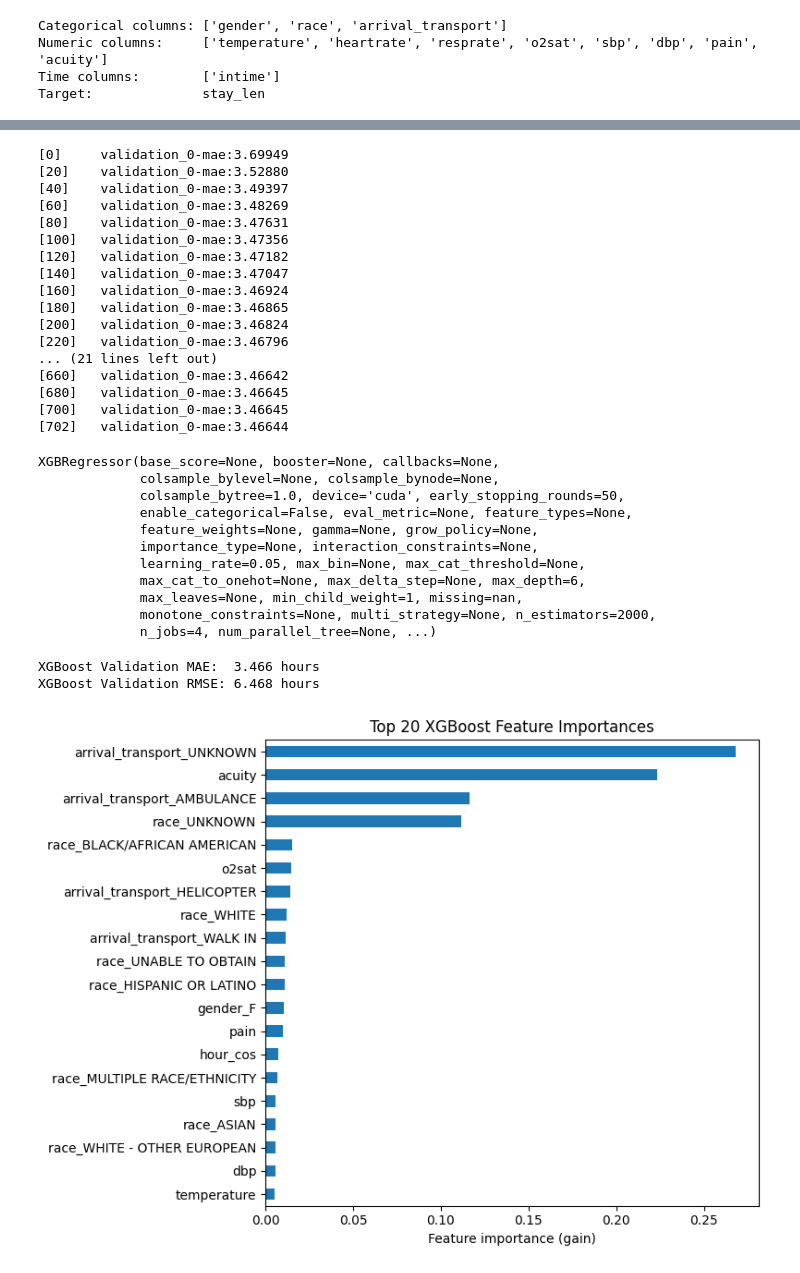
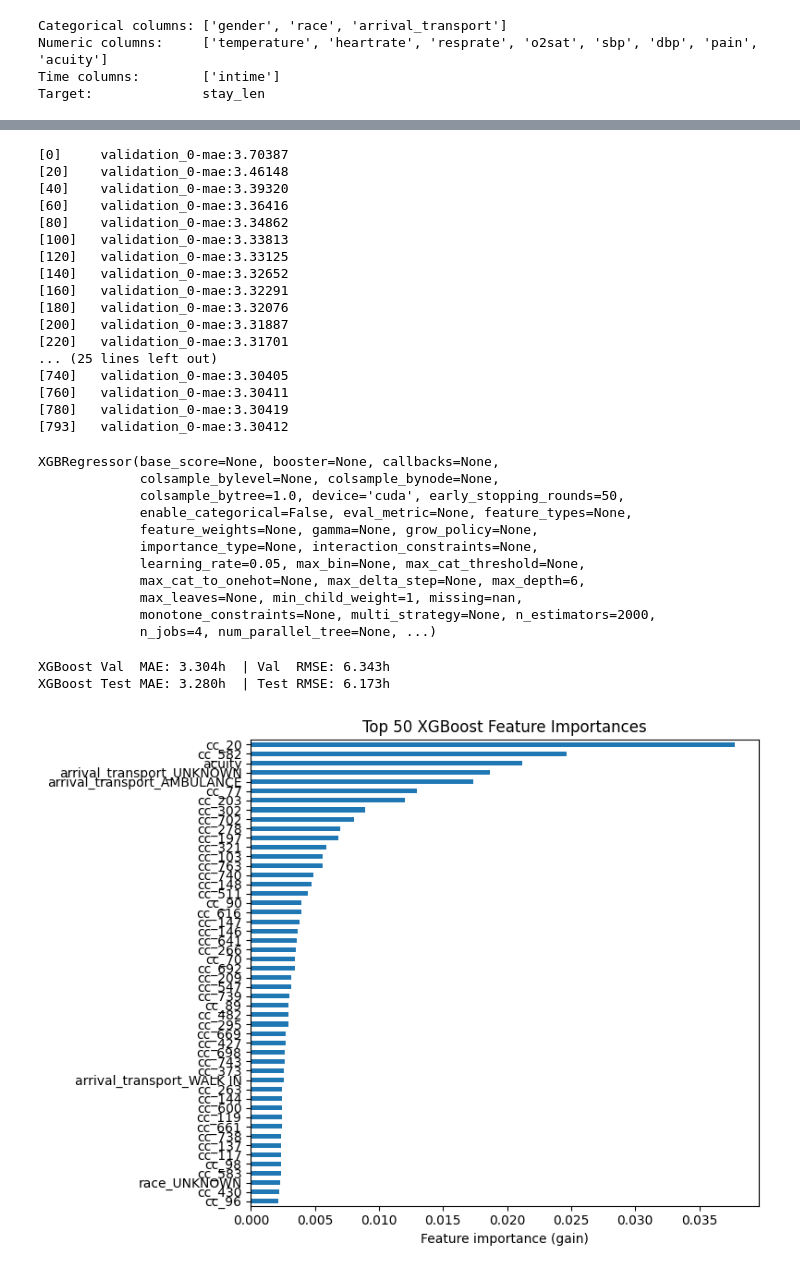
Before and after one commit to alicoppe/deep-learning-imputation, a Jupyter notebook: notebooks/mika/length_of_stay_prediction.ipynb, the cells around one changed output, grey strips where cells are left out. Drawn from its saved outputs; the diff is of its cells as text; code cells hidden in the pictures.

Commit message:
improved prediction notebook

```diff
--- a/notebooks/mika/length_of_stay_prediction.ipynb
+++ b/notebooks/mika/length_of_stay_prediction.ipynb
@@ -39,6 +40,8 @@ min           0.016667
 75%           8.316667
 max         493.069444
 Name: stay_len, dtype: float64
+# %%
+USE_EMBEDDINGS = True # False: tabular-only . True: adds Bio_ClinicalBERT chiefcomplaint embeddings
 # %%
 target_col        = 'stay_len'
 id_cols           = ID_COLS
@@ -282,11 +355,7 @@ Baseline RMSE (predict mean): 6.490 hours
 # %%
 from xgboost import XGBRegressor
 
-# Tree-based models are scale-invariant — use the original unscaled splits
-X_train_raw, X_val_raw, y_train_raw, y_val_raw = train_test_split(
-    X_arr, y_arr, test_size=0.2, random_state=42
-)
-
+# XGBoost handles NaNs natively — use raw (unimputed, unscaled) splits
 xgb_model = XGBRegressor(
     n_estimators=2000,
     max_depth=6,
@@ -309,23 +378,23 @@ xgb_model.fit(
     verbose=20,
 )
 # %% [output]
-[0]     validation_0-mae:3.69949
-[20]    validation_0-mae:3.52880
-[40]    validation_0-mae:3.49397
-[60]    validation_0-mae:3.48269
-[80]    validation_0-mae:3.47631
-[100]   validation_0-mae:3.47356
-[120]   validation_0-mae:3.47182
-[140]   validation_0-mae:3.47047
-[160]   validation_0-mae:3.46924
-[180]   validation_0-mae:3.46865
-[200]   validation_0-mae:3.46824
-[220]   validation_0-mae:3.46796
-... (21 lines left out)
-[660]   validation_0-mae:3.46642
-[680]   validation_0-mae:3.46645
-[700]   validation_0-mae:3.46645
-[702]   validation_0-mae:3.46644
+[0]     validation_0-mae:3.70387
+[20]    validation_0-mae:3.46148
+[40]    validation_0-mae:3.39320
+[60]    validation_0-mae:3.36416
+[80]    validation_0-mae:3.34862
+[100]   validation_0-mae:3.33813
+[120]   validation_0-mae:3.33125
+[140]   validation_0-mae:3.32652
+[160]   validation_0-mae:3.32291
+[180]   validation_0-mae:3.32076
+[200]   validation_0-mae:3.31887
+[220]   validation_0-mae:3.31701
+... (25 lines left out)
+[740]   validation_0-mae:3.30405
+[760]   validation_0-mae:3.30411
+[780]   validation_0-mae:3.30419
+[793]   validation_0-mae:3.30412
 XGBRegressor(base_score=None, booster=None, callbacks=None,
              colsample_bylevel=None, colsample_bynode=None,
              colsample_bytree=1.0, device='cuda', early_stopping_rounds=50,
@@ -338,21 +407,25 @@ XGBRegressor(base_score=None, booster=None, callbacks=None,
              monotone_constraints=None, multi_strategy=None, n_estimators=2000,
              n_jobs=4, num_parallel_tree=None, ...)
 # %%
-xgb_pred = xgb_model.predict(X_val_raw)
-xgb_mae  = np.mean(np.abs(xgb_pred - y_val_raw))
-xgb_rmse = np.sqrt(np.mean((xgb_pred - y_val_raw) ** 2))
+xgb_val_pred  = xgb_model.predict(X_val_raw)
+xgb_test_pred = xgb_model.predict(X_test_raw)
 
-print(f"XGBoost Validation MAE:  {xgb_mae:.3f} hours")
-print(f"XGBoost Validation RMSE: {xgb_rmse:.3f} hours")
+xgb_mae       = np.mean(np.abs(xgb_val_pred  - y_val_raw))
+xgb_rmse      = np.sqrt(np.mean((xgb_val_pred  - y_val_raw) ** 2))
+xgb_test_mae  = np.mean(np.abs(xgb_test_pred - y_test_raw))
+xgb_test_rmse = np.sqrt(np.mean((xgb_test_pred - y_test_raw) ** 2))
+
+print(f"XGBoost Val  MAE: {xgb_mae:.3f}h  | Val  RMSE: {xgb_rmse:.3f}h")
+print(f"XGBoost Test MAE: {xgb_test_mae:.3f}h  | Test RMSE: {xgb_test_rmse:.3f}h")
 
 feat_imp = pd.Series(xgb_model.feature_importances_, index=feature_names).sort_values(ascending=False)
 fig, ax = plt.subplots(figsize=(8, 6))
-feat_imp.head(20).plot(kind='barh', ax=ax)
+feat_imp.head(50).plot(kind='barh', ax=ax)
 ax.invert_yaxis()
 ax.set_xlabel('Feature importance (gain)')
-ax.set_title('Top 20 XGBoost Feature Importances')
+ax.set_title('Top 50 XGBoost Feature Importances')
 plt.tight_layout()
 # %% [output]
-XGBoost Validation MAE:  3.466 hours
-XGBoost Validation RMSE: 6.468 hours
+XGBoost Val  MAE: 3.304h  | Val  RMSE: 6.343h
+XGBoost Test MAE: 3.280h  | Test RMSE: 6.173h
-[figure, old version]
+[figure, new version]
```
Also changed, not shown: parts of 11 cells of this notebook, 1 other file.
